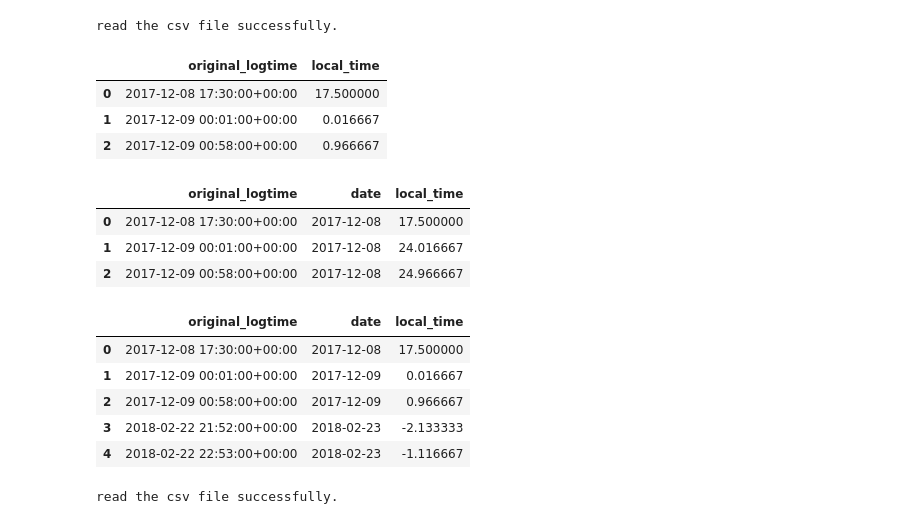
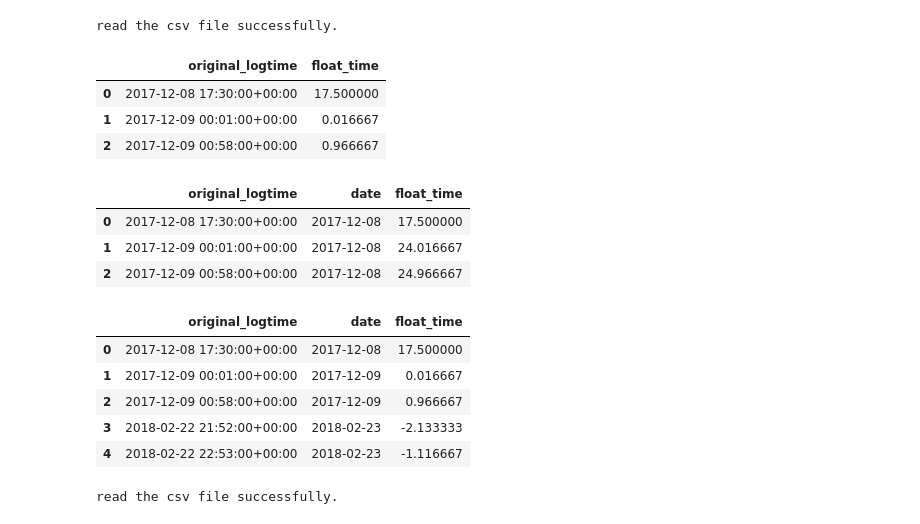
Before and after one commit to tktran11/treets, a Jupyter notebook: 00_core.ipynb, the cells around one changed output. Saved outputs shown, nothing was run; the diff lists cells and outputs as text; code cells hidden in the pictures.

```diff
--- a/00_core.ipynb
+++ b/00_core.ipynb
@@ -136,7 +136,7 @@ df['original_logtime'] = pd.to_datetime(df['original_logtime'])
 read the csv file successfully.
 # %%
 #export
-def find_local_time(in_path, col, h=0):
+def find_float_time(in_path, col, h=0):
     """
     Description:\n
         Extract time information from a column and shift each time by h hours. (Day starts h hours early if h is negative and h hours late if h is positive)\n
@@ -169,30 +169,30 @@ df['original_logtime'] = pd.to_datetime(df['original_logtime'])
 # %% [output]
 read the csv file successfully.
 # %%
-df['local_time'] = find_local_time(df, 'original_logtime')
-df[['original_logtime', 'local_time']].head(3)
+df['float_time'] = find_float_time(df, 'original_logtime')
+df[['original_logtime', 'float_time']].head(3)
 # %% [output]
-|  | original_logtime | local_time |
+|  | original_logtime | float_time |
 | 0 | 2017-12-08 17:30:00+00:00 | 17.500000 |
 | 1 | 2017-12-09 00:01:00+00:00 | 0.016667 |
 | 2 | 2017-12-09 00:58:00+00:00 | 0.966667 |
 # %%
-df['local_time'] = find_local_time(df, 'original_logtime', 4)
+df['float_time'] = find_float_time(df, 'original_logtime', 4)
 df['date'] = find_date(df, 'original_logtime', 4)
-df[['original_logtime','date', 'local_time']].head(3)
+df[['original_logtime','date', 'float_time']].head(3)
 # last two rows shift one day earlier due to that a day starts at 4 and ends at 28
 # %% [output]
-|  | original_logtime | date | local_time |
+|  | original_logtime | date | float_time |
 | 0 | 2017-12-08 17:30:00+00:00 | 2017-12-08 | 17.500000 |
 | 1 | 2017-12-09 00:01:00+00:00 | 2017-12-08 | 24.016667 |
 | 2 | 2017-12-09 00:58:00+00:00 | 2017-12-08 | 24.966667 |
 # %%
-df['local_time'] = find_local_time(df, 'original_logtime', -4)
+df['float_time'] = find_float_time(df, 'original_logtime', -4)
 df['date'] = find_date(df, 'original_logtime', -4)
-df[['original_logtime','date', 'local_time']].head(5)
+df[['original_logtime','date', 'float_time']].head(5)
 # last two rows shift one day later and local_time starts at -4 and ends at 20
 # %% [output]
-|  | original_logtime | date | local_time |
+|  | original_logtime | date | float_time |
 | 0 | 2017-12-08 17:30:00+00:00 | 2017-12-08 | 17.500000 |
 | 1 | 2017-12-09 00:01:00+00:00 | 2017-12-09 | 0.016667 |
 | 2 | 2017-12-09 00:58:00+00:00 | 2017-12-09 | 0.966667 |
```
Also changed, not shown: parts of 11 cells of this notebook, 6 other files.
